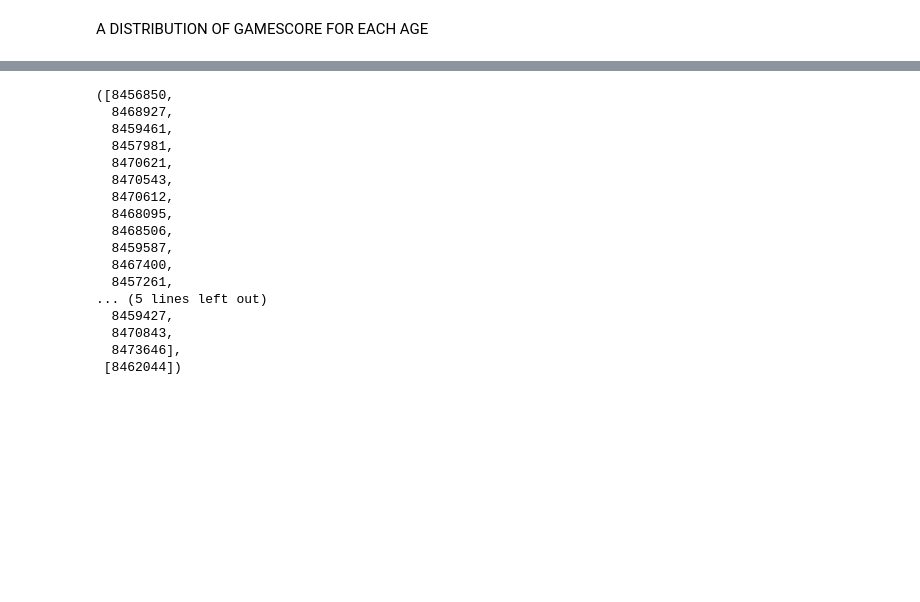
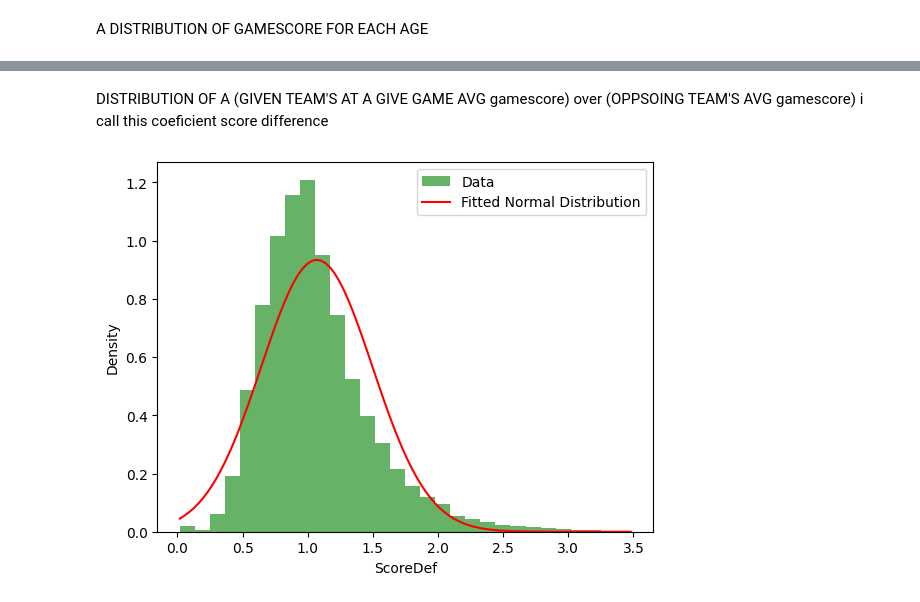
Before and after one commit to kechprog/ca_data_analysis, a Jupyter notebook: main.ipynb, the cells around one changed output, grey strips where cells are left out. Drawn from its saved outputs; the diff is of its cells as text; code cells hidden in the pictures; blank space fills up the shorter version.

```diff
--- a/main.ipynb
+++ b/main.ipynb
@@ -125,22 +123,30 @@ plt.show()
-# %%
-import pandas as pd
-
-eval(pd.read_csv('./data/processed/__games.csv').head()['playerIds'][0])
-# %% [output]
-([8456850,
-  8468927,
-  8459461,
-  8457981,
-  8470621,
-  8470543,
-  8470612,
-  8468095,
-  8468506,
-  8459587,
-  8467400,
-  8457261,
-... (5 lines left out)
-  8459427,
-  8470843,
-  8473646],
- [8462044])
+# %% [markdown]
+DISTRIBUTION OF A (GIVEN TEAM'S AT A GIVE GAME AVG gamescore) over (OPPSOING TEAM'S AVG gamescore) i call this coeficient score difference
+# %%
+import pandas as pd
+import matplotlib.pyplot as plt
+import numpy as np
+from scipy.stats import norm
+
+games = pd.read_csv('./data/processed/games.csv')
+
+filtered_games = games[(0 < games['scoreDef']) & (games['scoreDef'] < 3.5)]['scoreDef']
+
+x = np.linspace(filtered_games.min(),filtered_games.max(), 100)
+
+# Fit the Normal distribution to the data
+mu, sigma = norm.fit(filtered_games)
+
+# Plot the histogram
+plt.hist(filtered_games, bins=30, density=True, alpha=0.6, color='g', label='Data')
+
+# Plot the PDF of the fitted Normal distribution
+plt.plot(x, norm.pdf(x, mu, sigma), 'r-', label='Fitted Normal Distribution')
+
+# Add labels and a legend
+plt.xlabel('ScoreDef')
+plt.ylabel('Density')
+plt.legend()
+plt.show()
+# %% [output]
+[figure, added]
```
Also changed, not shown: parts of 7 cells of this notebook, 4 other files.
